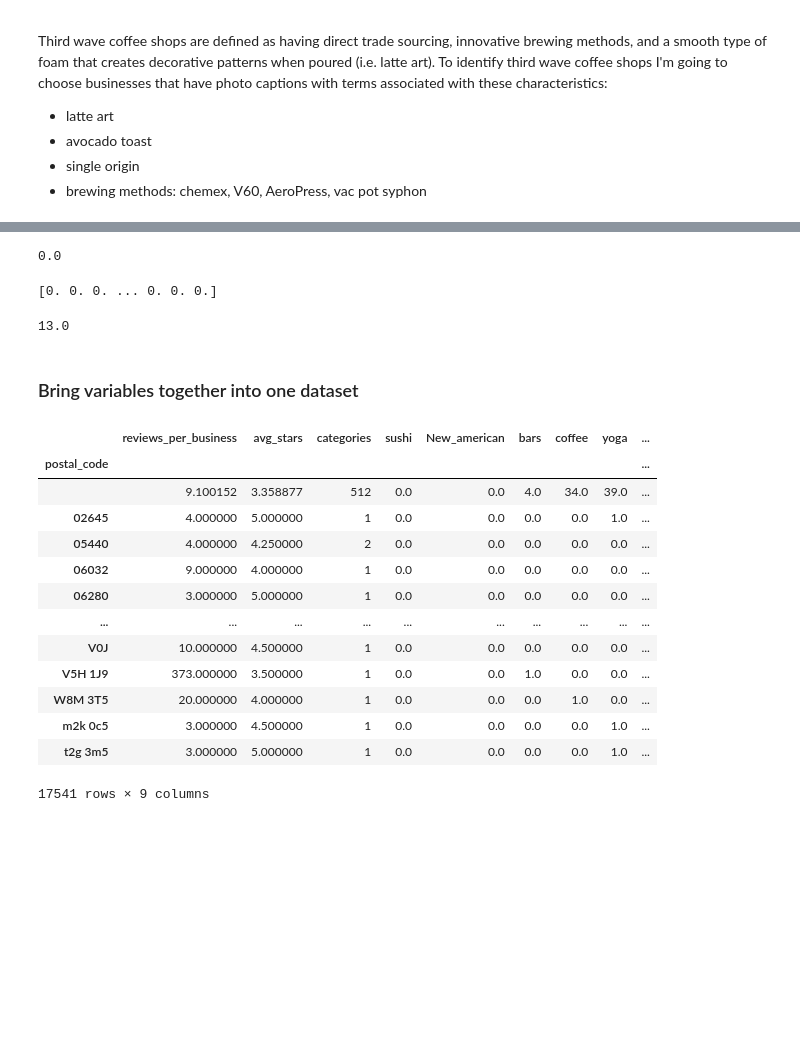
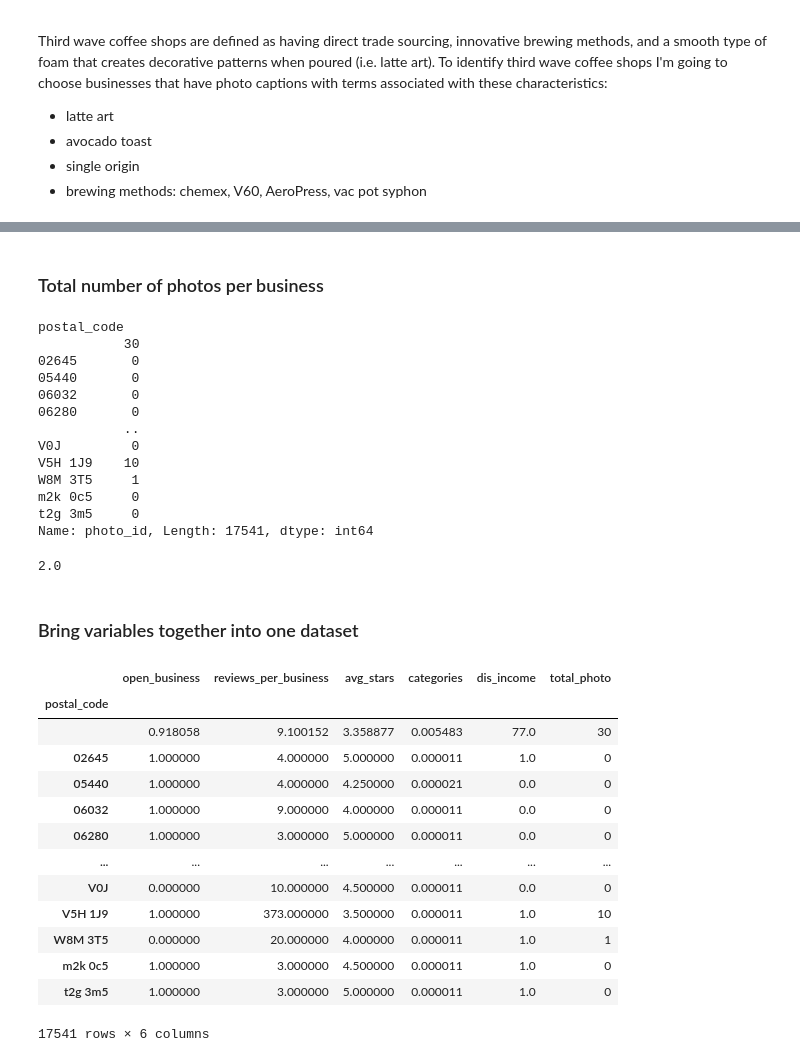
Before and after one commit to sauer3/predict_gentrification_with_yelp, a Jupyter notebook: yelp_data_cleaning.ipynb, the cells around one changed output, grey strips where cells are left out. Drawn from its saved outputs; the diff is of its cells as text; code cells hidden in the pictures; blank space fills up the shorter version.

```diff
--- a/yelp_data_cleaning.ipynb
+++ b/yelp_data_cleaning.ipynb
@@ -231,5 +206,0 @@ photo_df.head()
-# %%
-# Select records that have a photo caption
-photo_df = photo_df.replace(r'^\s*$', np.nan, regex=True)
-photo_df = photo_df.dropna(subset=['caption'])
-photo_df.head()
@@ -254 +218,21 @@ photo_df.head()
 5 rows × 22 columns
+# %% [markdown]
+### Total number of photos per business
+# %%
+#mean_photo = photo_df.groupby(['postal_code', 'business_id']).count()
+total_photo = photo_df.groupby('postal_code').count().photo_id
+total_photo
+# %% [output]
+postal_code
+           30
+02645       0
+05440       0
+06032       0
+06280       0
+           ..
+V0J         0
+V5H 1J9    10
+W8M 3T5     1
+m2k 0c5     0
+t2g 3m5     0
+Name: photo_id, Length: 17541, dtype: int64
@@ -257,41 +246,39 @@ photo_df.head()
 photo_df['avocado'] = photo_df['caption'].str.contains(
     'avocado toast|latte art|pour over|single origin|house made|chemex|V60|AeroPress|vac pot syphon', case=False, regex=True)
 photo_df['avocado'] = photo_df['avocado'].replace({False: 0, True: 1})
-avocado = photo_df.groupby('postal_code').sum().iloc[:, -1]
-avocado.loc['28210']
+avocado = photo_df.groupby('postal_code').sum().avocado
+avocado.loc['85308']
 # %% [output]
-0.0
+2.0
-# %%
-print(avocado.values)
-# %% [output]
-[0. 0. 0. ... 0. 0. 0.]
-# %%
-avocado.max()
-# %% [output]
-13.0
 # %% [markdown]
 ### Bring variables together into one dataset
+# %%
+from functools import reduce, partial
+# lump food variables into disposable income category
+adder = partial(pd.Series.add, fill_value=0)
+dis_income = reduce(adder, [sushi, New_american, bars, coffee, yoga, avocado])
 # %%
-frame = {'reviews_per_business': reviews_per_business, 'avg_stars': avg_stars, 'categories': categories, 'sushi': sushi,
-         'New_american': New_american, 'bars': bars, 'coffee': coffee, 'yoga': yoga, 'avocado': avocado}
+frame = {'open_business': open_business,'reviews_per_business': reviews_per_business,
+         'avg_stars': avg_stars,'categories': categories, 'dis_income': dis_income,
+         'total_photo': total_photo}
 
 final_df = pd.DataFrame(frame)
 final_df
 # %% [output]
-|  | reviews_per_business | avg_stars | categories | sushi | New_american | bars | coffee | yoga | ... |
-| postal_code |  |  |  |  |  |  |  |  | ... |
-|  | 9.100152 | 3.358877 | 512 | 0.0 | 0.0 | 4.0 | 34.0 | 39.0 | ... |
-| 02645 | 4.000000 | 5.000000 | 1 | 0.0 | 0.0 | 0.0 | 0.0 | 1.0 | ... |
-| 05440 | 4.000000 | 4.250000 | 2 | 0.0 | 0.0 | 0.0 | 0.0 | 0.0 | ... |
-| 06032 | 9.000000 | 4.000000 | 1 | 0.0 | 0.0 | 0.0 | 0.0 | 0.0 | ... |
-| 06280 | 3.000000 | 5.000000 | 1 | 0.0 | 0.0 | 0.0 | 0.0 | 0.0 | ... |
-| ... | ... | ... | ... | ... | ... | ... | ... | ... | ... |
-| V0J | 10.000000 | 4.500000 | 1 | 0.0 | 0.0 | 0.0 | 0.0 | 0.0 | ... |
-| V5H 1J9 | 373.000000 | 3.500000 | 1 | 0.0 | 0.0 | 1.0 | 0.0 | 0.0 | ... |
-| W8M 3T5 | 20.000000 | 4.000000 | 1 | 0.0 | 0.0 | 0.0 | 1.0 | 0.0 | ... |
-| m2k 0c5 | 3.000000 | 4.500000 | 1 | 0.0 | 0.0 | 0.0 | 0.0 | 1.0 | ... |
-| t2g 3m5 | 3.000000 | 5.000000 | 1 | 0.0 | 0.0 | 0.0 | 0.0 | 1.0 | ... |
+|  | open_business | reviews_per_business | avg_stars | categories | dis_income | total_photo |
+| postal_code |  |  |  |  |  |  |
+|  | 0.918058 | 9.100152 | 3.358877 | 0.005483 | 77.0 | 30 |
+| 02645 | 1.000000 | 4.000000 | 5.000000 | 0.000011 | 1.0 | 0 |
+| 05440 | 1.000000 | 4.000000 | 4.250000 | 0.000021 | 0.0 | 0 |
+| 06032 | 1.000000 | 9.000000 | 4.000000 | 0.000011 | 0.0 | 0 |
+| 06280 | 1.000000 | 3.000000 | 5.000000 | 0.000011 | 0.0 | 0 |
+| ... | ... | ... | ... | ... | ... | ... |
+| V0J | 0.000000 | 10.000000 | 4.500000 | 0.000011 | 0.0 | 0 |
+| V5H 1J9 | 1.000000 | 373.000000 | 3.500000 | 0.000011 | 1.0 | 10 |
+| W8M 3T5 | 0.000000 | 20.000000 | 4.000000 | 0.000011 | 1.0 | 1 |
+| m2k 0c5 | 1.000000 | 3.000000 | 4.500000 | 0.000011 | 1.0 | 0 |
+| t2g 3m5 | 1.000000 | 3.000000 | 5.000000 | 0.000011 | 1.0 | 0 |
-17541 rows × 9 columns
+17541 rows × 6 columns
 # %%
 # get rid of first row summary
 final_df = final_df.iloc[1:]
```
Also changed, not shown: parts of 31 cells of this notebook.
